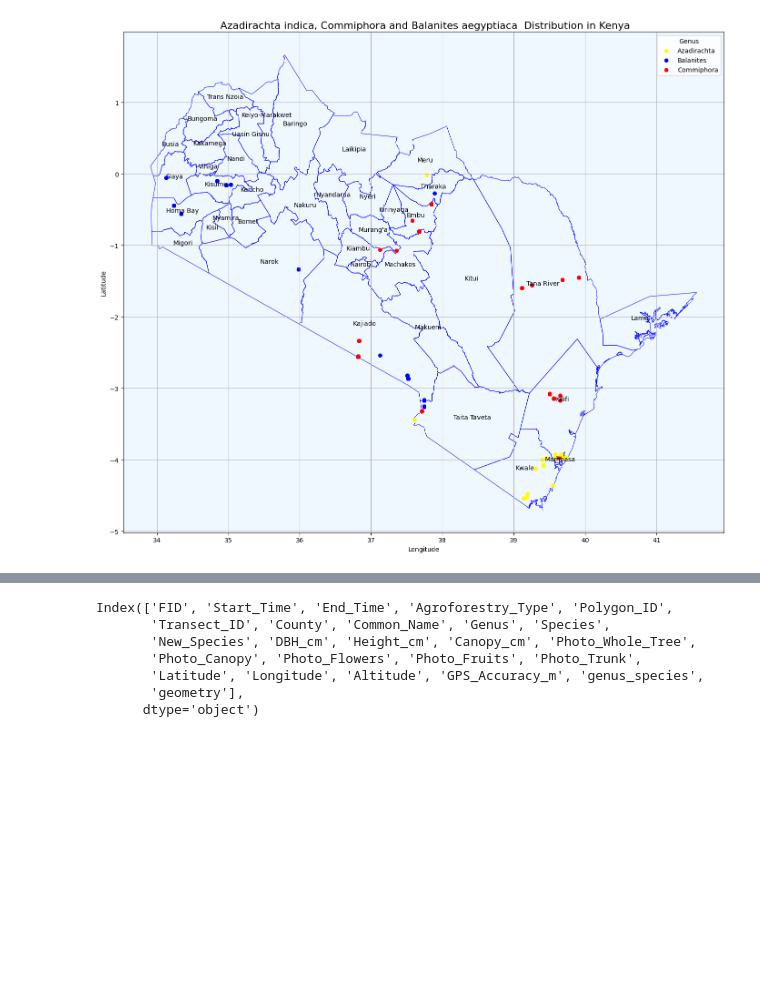
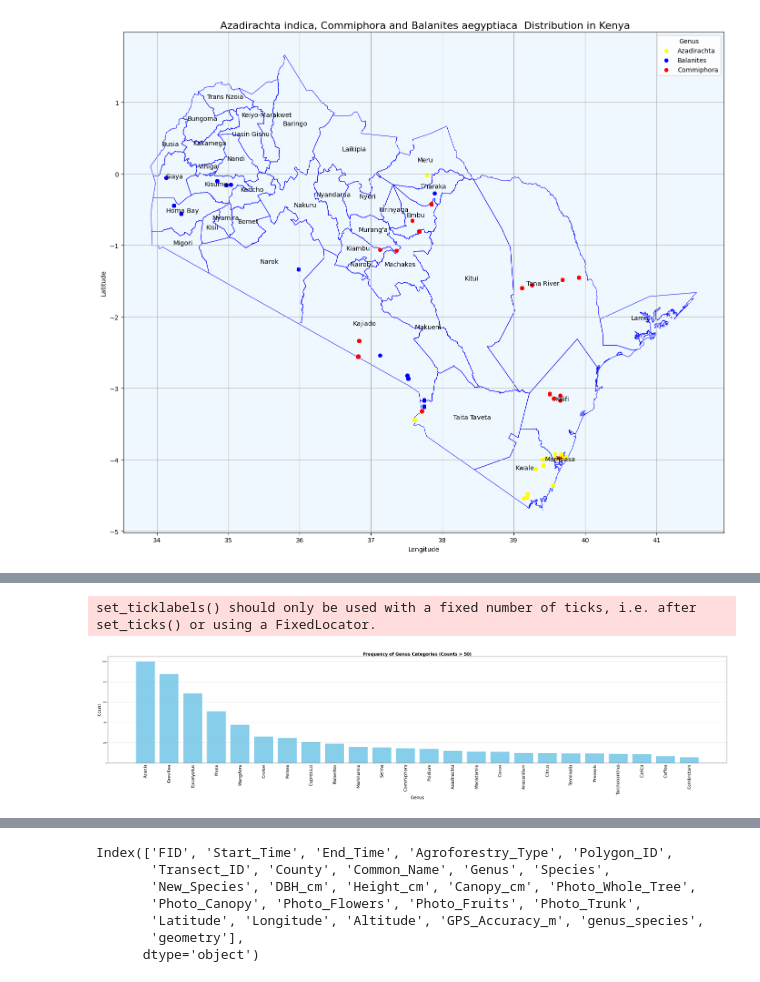
Before and after one commit to irungus/agf_kenya, a Jupyter notebook: code/agf_kenya_colab.ipynb, the cells around one changed output, grey strips where cells are left out. Cells and saved outputs as stored; diff of their text form; code cells hidden in the pictures; blank space fills up the shorter version.

```diff
--- a/code/agf_kenya_colab.ipynb
+++ b/code/agf_kenya_colab.ipynb
@@ -1091,0 +1117,14 @@ fig.write_html("species_sunburst_chart.html")
+# %%
+# Get the value counts as a DataFrame
+genus_counts = agf_kenya['Genus'].value_counts().reset_index()
+genus_counts.columns = ['Genus', 'count']  # Rename columns
+# Save the DataFrame to an Excel file
+genus_counts.to_excel("genus_counts.xlsx", index=False)
+
+
+# Display the counts in an interactive table
+fig = go.Figure(data=[go.Table(
+    header=dict(values=['Genus', 'Count']),
+    cells=dict(values=[genus_counts['Genus'], genus_counts['count']])  # Use genus_counts, not value_counts
+)])
+fig.show()
@@ -1091,0 +1133,29 @@ fig.write_html("species_sunburst_chart.html")
+# %%
+# Filter genus counts to include only those with more than 10 occurrences
+filtered_genus_counts = genus_counts[genus_counts['count'] > 50]
+
+# Explicitly create figure and axis with large size
+fig, ax = plt.subplots(figsize=(50, 12))
+
+# Plot the bar chart on the axis
+ax.bar(filtered_genus_counts['Genus'], filtered_genus_counts['count'], color='skyblue')
+
+# Set title and labels
+ax.set_title('Frequency of Genus Categories (Counts > 50)', fontsize=24, fontweight='bold')
+ax.set_xlabel('Genus', fontsize=24)
+ax.set_ylabel('Count', fontsize=24)
+
+# Adjust x-axis labels for readability
+ax.set_xticklabels(filtered_genus_counts['Genus'], rotation=90, fontsize=24)
+
+# Add gridlines for clarity
+ax.yaxis.grid(True, linestyle='--', alpha=0.8)
+
+# Ensure layout fills the screen
+plt.tight_layout()
+
+# Show plot
+plt.show()
+# %% [output]
+set_ticklabels() should only be used with a fixed number of ticks, i.e. after set_ticks() or using a FixedLocator.
+[figure, added]
```
Also changed, not shown: parts of 8 cells of this notebook.
